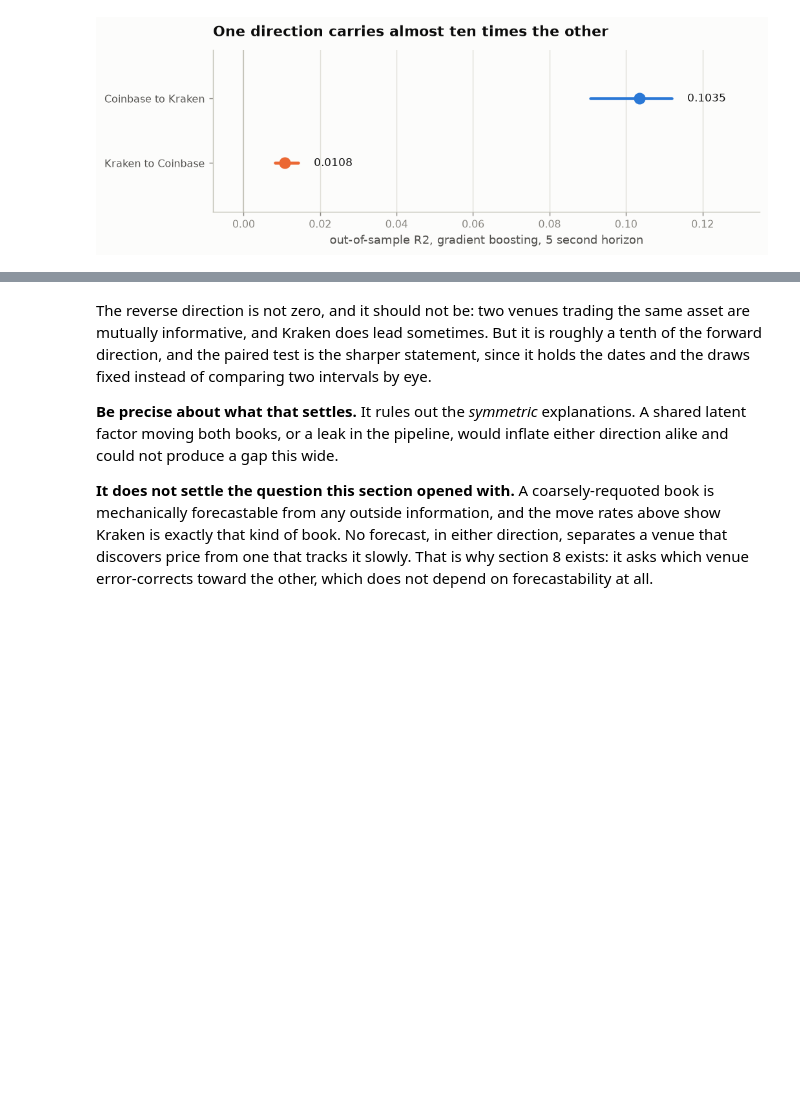
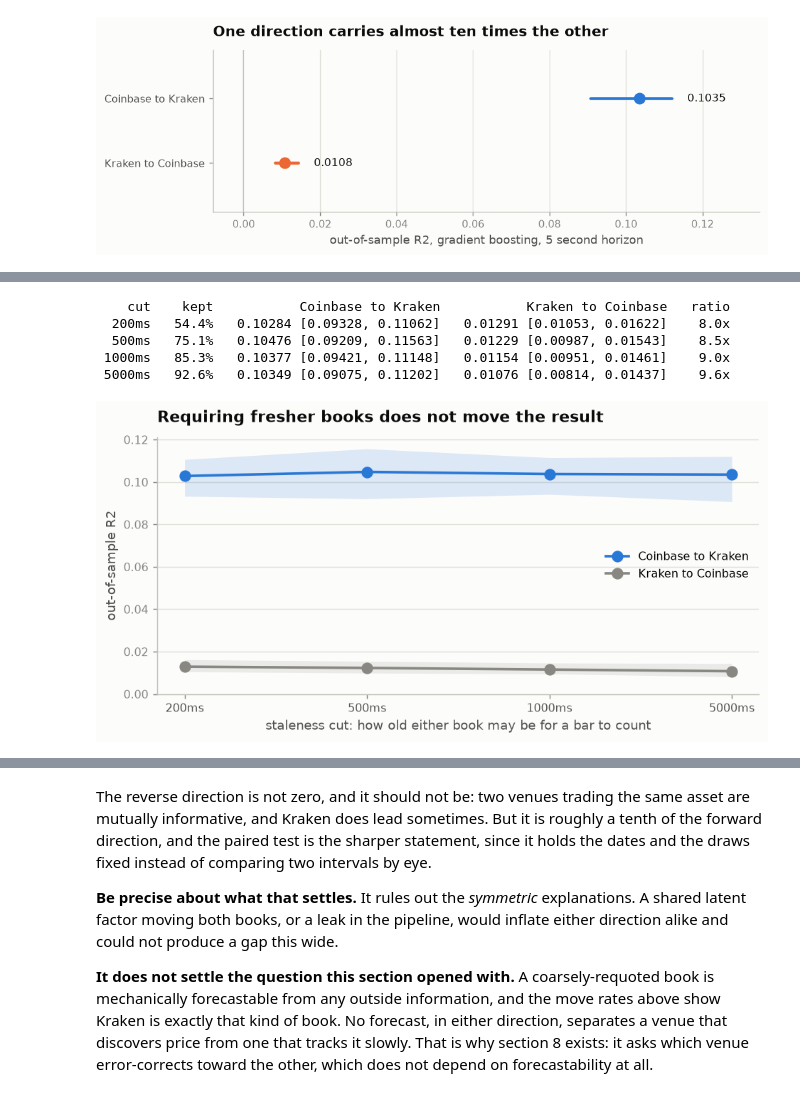
Before and after one commit to ryanp2718/crosstick-price-discovery, a Jupyter notebook: notebooks/price-discovery.ipynb, the cells around one changed output, grey strips where cells are left out. Drawn from its saved outputs; the diff is of its cells as text; code cells hidden in the pictures; blank space fills up the shorter version.

```diff
--- a/notebooks/price-discovery.ipynb
+++ b/notebooks/price-discovery.ipynb
@@ -348,0 +358,58 @@ plt.show()
+# %%
+FRESHNESS = DATA / "freshness"
+sweep = {}
+for f in sorted(FRESHNESS.glob("record_*.json")):
+    r = json.loads(f.read_text(encoding="utf-8"))
+    sweep[r["spec"]["predict_venue"], r["spec"]["max_age_ms"]] = r
+for venue, tag in (("kraken", real), ("coinbase", backward)):
+    sweep[venue, tag["spec"]["max_age_ms"]] = tag
+
+cuts = sorted({age for _, age in sweep})
+print(f"{'cut':>7} {'kept':>7}   {'Coinbase to Kraken':>26}   {'Kraken to Coinbase':>26}   ratio")
+for age in cuts:
+    ahead, behind = sweep["kraken", age], sweep["coinbase", age]
+    f = ahead["pooled"]["gbt"]["r2_vs_zero"]
+    b = behind["pooled"]["gbt"]["r2_vs_zero"]
+    kept = ahead["n_rows"] / ahead["n_rows_before"]
+    print(f"{age:>5}ms {kept:>7.1%}   {f[0]:.5f} [{f[1]:.5f}, {f[2]:.5f}]   "
+          f"{b[0]:.5f} [{b[1]:.5f}, {b[2]:.5f}]   {f[0] / b[0]:>4.1f}x")
+
+# Every run in the sweep has to be the same code over the same data as the headline, or
+# the comparison is between two different experiments rather than two freshness cuts.
+for (venue, age), r in sweep.items():
+    p = r["provenance"]
+    assert not p["git_dirty"], f"{venue} @ {age}ms was recorded from a dirty tree"
+    assert p["builder_fingerprint"] == real["provenance"]["builder_fingerprint"]
+    assert p["source_fingerprints"] == real["provenance"]["source_fingerprints"]
+
+tightest = min(cuts)
+assert (
+    sweep["kraken", tightest]["pooled"]["gbt"]["r2_vs_zero"][0]
+    > 5 * sweep["coinbase", tightest]["pooled"]["gbt"]["r2_vs_zero"][0]
+), "the asymmetry does not survive the tightest freshness cut"
+# %% [output]
+    cut    kept           Coinbase to Kraken           Kraken to Coinbase   ratio
+  200ms   54.4%   0.10284 [0.09328, 0.11062]   0.01291 [0.01053, 0.01622]    8.0x
+  500ms   75.1%   0.10476 [0.09209, 0.11563]   0.01229 [0.00987, 0.01543]    8.5x
+ 1000ms   85.3%   0.10377 [0.09421, 0.11148]   0.01154 [0.00951, 0.01461]    9.0x
+ 5000ms   92.6%   0.10349 [0.09075, 0.11202]   0.01076 [0.00814, 0.01437]    9.6x
+# %%
+fig, ax = plt.subplots(figsize=(8.4, 3.6))
+xs = range(len(cuts))
+for venue, colour, label in (("kraken", BLUE, "Coinbase to Kraken"),
+                             ("coinbase", MUTED, "Kraken to Coinbase")):
+    pts = [sweep[venue, age]["pooled"]["gbt"]["r2_vs_zero"] for age in cuts]
+    ax.plot(xs, [p[0] for p in pts], "o-", color=colour, lw=2, ms=8, label=label, zorder=4)
+    ax.fill_between(xs, [p[1] for p in pts], [p[2] for p in pts],
+                    color=colour, alpha=0.15, lw=0, zorder=3)
+ax.set_xticks(list(xs))
+ax.set_xticklabels([f"{age}ms" for age in cuts], color=INK2)
+ax.set_xlabel("staleness cut: how old either book may be for a bar to count")
+ax.set_ylabel("out-of-sample R2")
+ax.set_ylim(bottom=0)
+ax.set_title("Requiring fresher books does not move the result")
+ax.grid(axis="y", zorder=0)
+ax.legend(loc="center right")
+plt.show()
+# %% [output]
+[figure, added]
```
Also changed, not shown: parts of 3 cells of this notebook, 8 other files.
